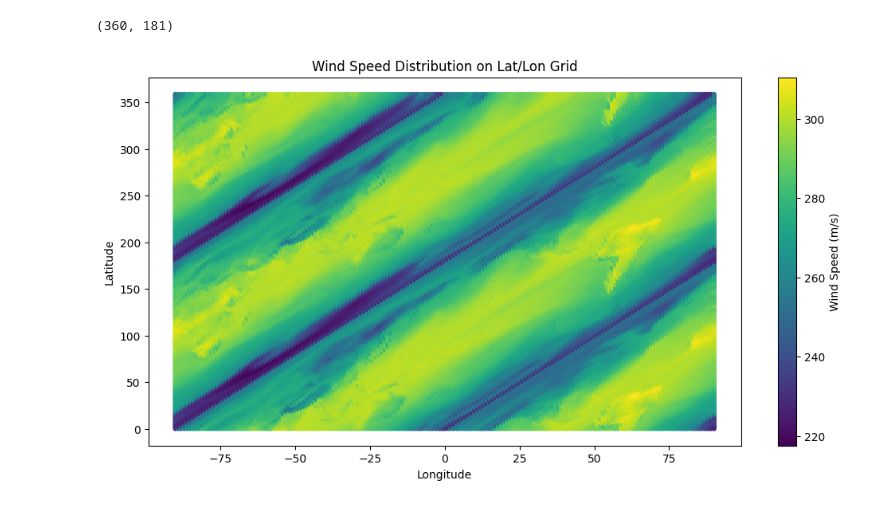
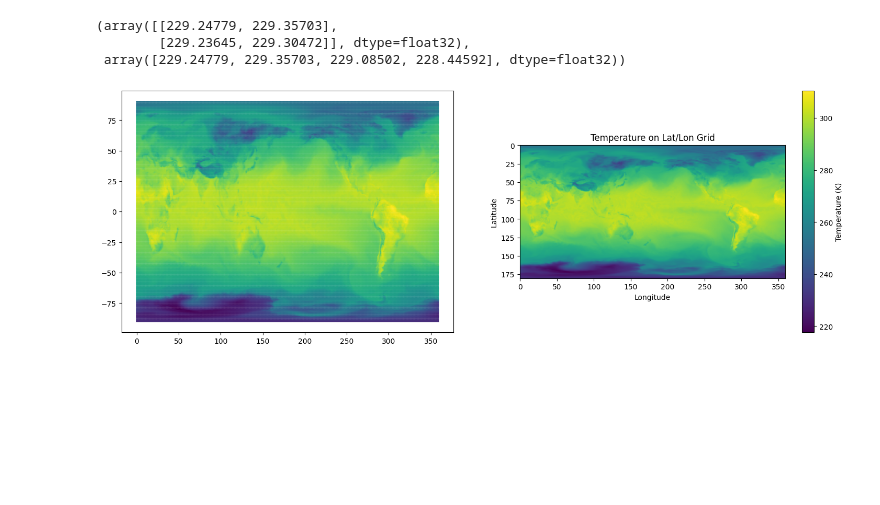
Before and after one commit to ArturKKK/graphcast-lite, a Jupyter notebook: data/data_viz.ipynb, the cells around one changed output. Drawn from its saved outputs; the diff is of its cells as text; code cells hidden in the pictures; blank space fills up the shorter version.

```diff
--- a/data/data_viz.ipynb
+++ b/data/data_viz.ipynb
@@ -50,36 +50,47 @@ Data variables: (12/31)
     u_component_of_wind                               (level, longitude, latitude) float32 10MB dask.array<chunksize=(37, 360, 181), meta=np.ndarray>
     v_component_of_wind                               (level, longitude, latitude) float32 10MB dask.array<chunksize=(37, 360, 181), meta=np.ndarray>
     vertical_velocity                                 (level, longitude, latitude) float32 10MB dask.array<chunksize=(37, 360, 181), meta=np.ndarray>
-# %%
-recent_an.latitude.shape
-recent_an['2m_temperature'].shape
-# %% [output]
-(360, 181)
+# %%
+recent_an.latitude.shape
+
+vals = recent_an['2m_temperature'].values
+vals[0:2,0:2], vals.reshape(-1)[0:4]
+# %% [output]
+(array([[229.24779, 229.35703],
+        [229.23645, 229.30472]], dtype=float32),
+ array([229.24779, 229.35703, 229.08502, 228.44592], dtype=float32))
 # %%
 import matplotlib.pyplot as plt
 import cartopy.crs as ccrs
 import numpy as np
 
+
+# lon = np.linspace(-180, 180, num=360)  # 64 longitude measurements
+# lat = np.linspace(-90, 90, num=181)    # 32 latitude measurements
+
 # Create a meshgrid for latitude and longitude
 lon_grid, lat_grid = np.meshgrid(recent_an.longitude, recent_an.latitude)
+# lon_grid, lat_grid = np.meshgrid(lon, lat)
+
 
 # Flatten the grids and wind speed data for scatter plot
-lon_flat = lon_grid.flatten()
-lat_flat = lat_grid.flatten()
-wind_speed_flat = recent_an['2m_temperature'].values.flatten()
+lon_flat = lon_grid
+lat_flat = (-1) * lat_grid
+wind_speed_flat = np.rot90(recent_an['2m_temperature'].values)
 
-plt.figure(figsize=(12, 6))
-# plt.axes(projection=ccrs.PlateCarree())
-plt.scatter(
+fig, ax = plt.subplots(1, 2, figsize=(18, 6))
+scatter = ax[0].scatter(
+    lon_flat,
     lat_flat,
-    lon_flat,
     c=wind_speed_flat,
-    s=10
+    s=1,
 )
-plt.colorbar(label='Wind Speed (m/s)')
+img = ax[1].imshow(wind_speed_flat)
+
+fig.colorbar(img, ax=ax[1], label='Temperature (K)')
 plt.xlabel('Longitude')
 plt.ylabel('Latitude')
-plt.title('Wind Speed Distribution on Lat/Lon Grid')
+plt.title('Temperature on Lat/Lon Grid')
 plt.show()
 # %% [output]
-[figure, old version]
+[figure, new version]
```
Also changed, not shown: parts of 1 cell of this notebook, 2 other files.
